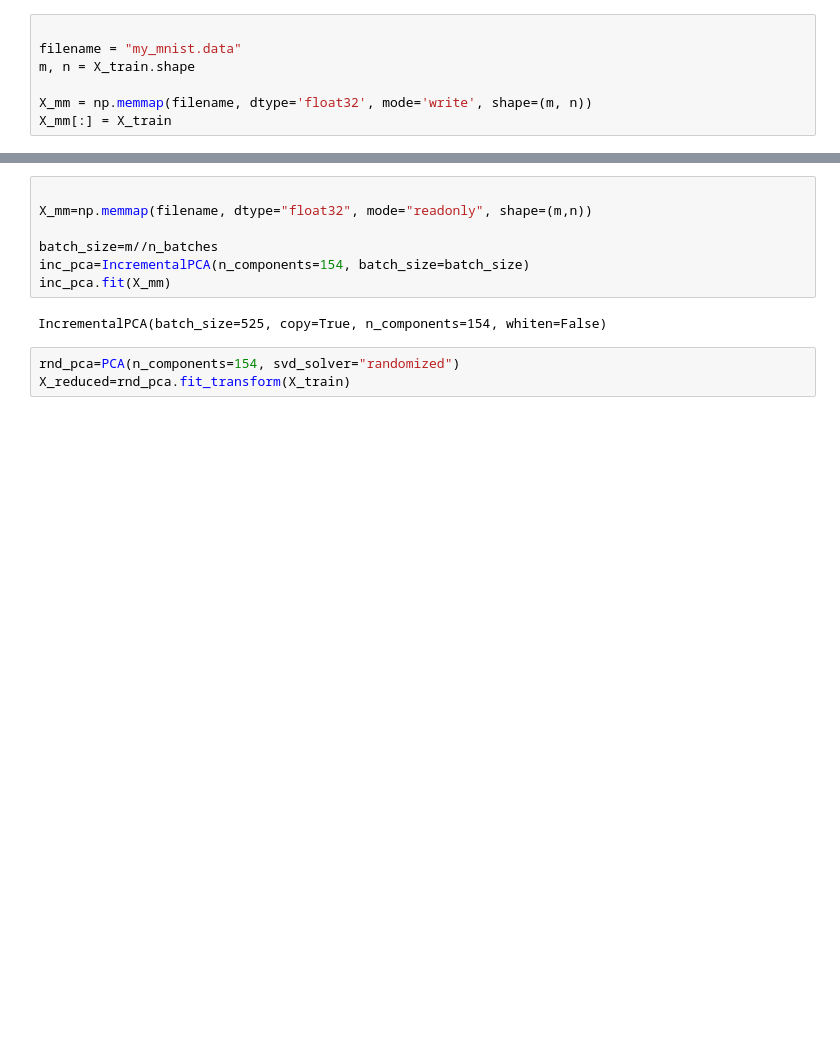
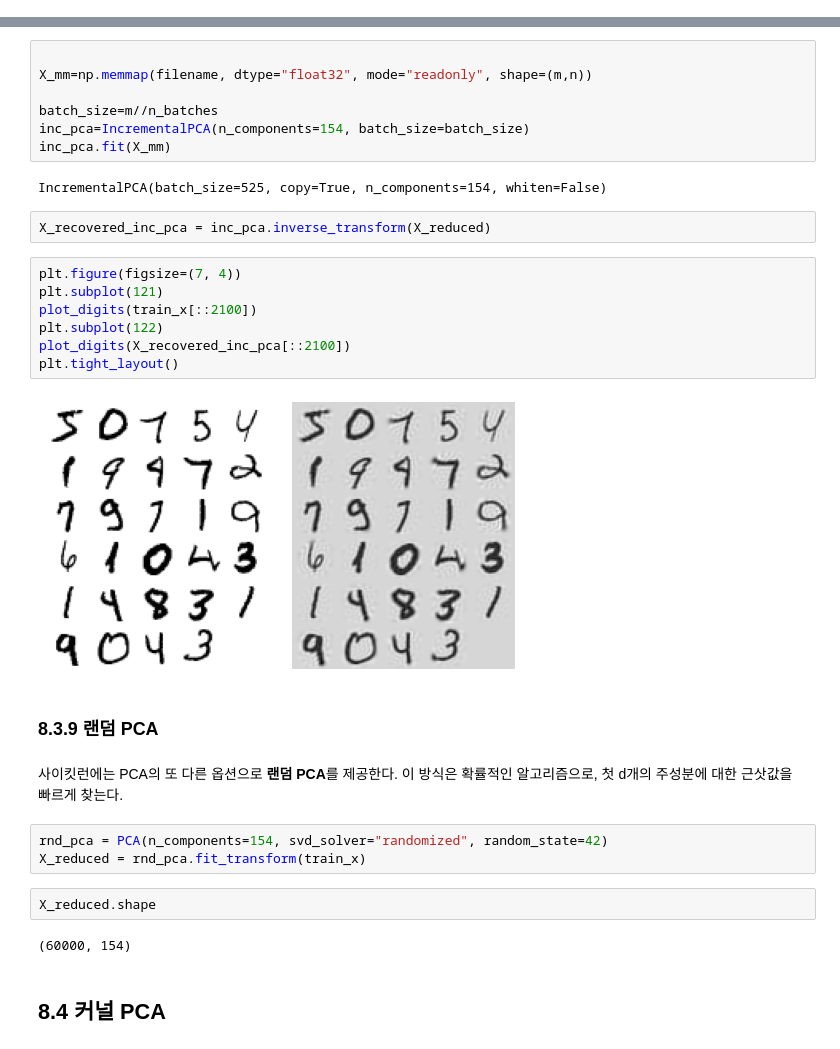
Before and after one commit to HyoJungChoi/Hands-on-ml, a Jupyter notebook: chapter8_Dimensionality_Reduction.ipynb, the cells around one changed output, grey strips where cells are left out. Saved outputs shown, nothing was run; the diff lists cells and outputs as text; blank space fills up the shorter version.

```diff
--- a/chapter8_Dimensionality_Reduction.ipynb
+++ b/chapter8_Dimensionality_Reduction.ipynb
@@ -303,7 +364,0 @@ X_reduced=inc_pca.transform(X_train)
-# %%
-
-filename = "my_mnist.data"
-m, n = X_train.shape
-
-X_mm = np.memmap(filename, dtype='float32', mode='write', shape=(m, n))
-X_mm[:] = X_train
@@ -316,6 +373,27 @@ inc_pca=IncrementalPCA(n_components=154, batch_size=batch_size)
 inc_pca.fit(X_mm)
 # %% [output]
 IncrementalPCA(batch_size=525, copy=True, n_components=154, whiten=False)
+# %%
+X_recovered_inc_pca = inc_pca.inverse_transform(X_reduced)
+# %%
+plt.figure(figsize=(7, 4))
+plt.subplot(121)
+plot_digits(train_x[::2100])
+plt.subplot(122)
+plot_digits(X_recovered_inc_pca[::2100])
+plt.tight_layout()
+# %% [output]
+[figure, added]
+# %% [markdown]
+### 8.3.9 랜덤 PCA
+# %% [markdown]
+사이킷런에는 PCA의 또 다른 옵션으로 **랜덤 PCA**를 제공한다. 이 방식은 확률적인 알고리즘으로, 첫 d개의 주성분에 대한 근삿값을 빠르게 찾는다.
 # %%
-rnd_pca=PCA(n_components=154, svd_solver="randomized")
-X_reduced=rnd_pca.fit_transform(X_train)
+rnd_pca = PCA(n_components=154, svd_solver="randomized", random_state=42)
+X_reduced = rnd_pca.fit_transform(train_x)
+# %%
+X_reduced.shape
+# %% [output]
+(60000, 154)
+# %% [markdown]
+## 8.4 커널 PCA
```
Also changed, not shown: parts of 33 cells of this notebook.
